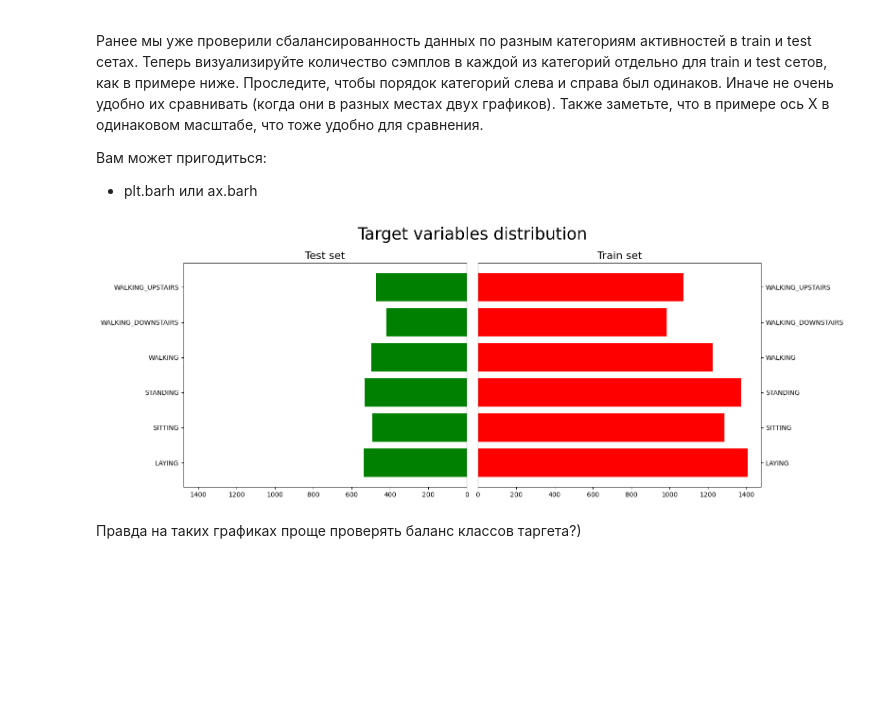
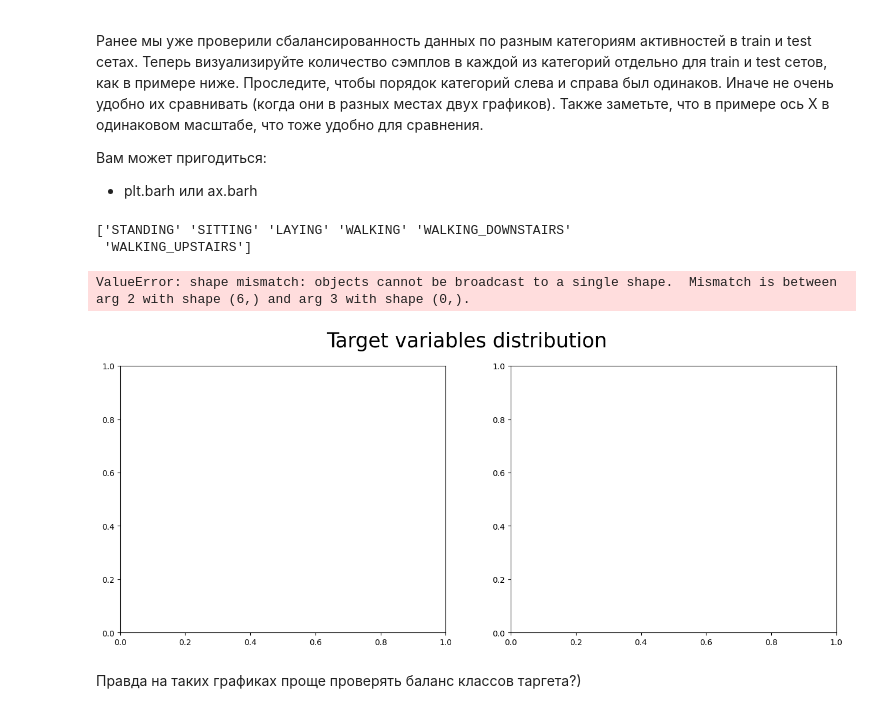
Before and after one commit to ArsenySal/ML-1-data-mining-minor-, a Jupyter notebook: hw/hw03_eda.ipynb, the cells around one changed output. Drawn from its saved outputs; the diff is of its cells as text; code cells hidden in the pictures; blank space fills up the shorter version.

```diff
--- a/hw/hw03_eda.ipynb
+++ b/hw/hw03_eda.ipynb
@@ -239,11 +227,4 @@ Name: count, dtype: int64
 Посчитайте корреляции всех признаков (включая таргет) со всеми другими. Какими получились значения? Есть идеи, почему так? Напишите ваши мысли.
 # %% [markdown]
 ### ⚠️ Чтобы посчитать корреляцию для активности, которая является категориальным признаком, воспользуемся one hot encoding
-# %%
-train = pd.get_dummies(train, columns=['Activity'], dtype=int, prefix='', prefix_sep='')
-# т.к. булевых признаков у нас больше нет, то я позволил себе для красоты убрать перфикс,
-# чтобы названия не выглядили как Activity_LAYING
-
-# делаем все тоже самое для test
-test = pd.get_dummies(test, columns=['Activity'], dtype=int, prefix='', prefix_sep='')
 # %%
@@ -328,27 +311,29 @@ plt.show()
 Вам может пригодиться:
 - plt.barh или ax.barh
 # %%
-# выбираем только int'овые колонки (после one hot кодирования это будут только activities и subject)
-names = list(train.select_dtypes(include=['int']).columns)
-names.remove('subject') # удаляем subject
-count_train = train[names].sum().values # подсчитываем значения для каждой колонки
-count_test = test[names].sum().values # подсчитываем значения для каждой колонки
+name = train['Activity'].unique()
+print(name)
+count_train = train['Activity'].value_counts().values # подсчитываем значения для каждой колонки
+count_test = test['Activity'].value_counts().values # подсчитываем значения для каждой колонки
 
 fig, axs = plt.subplots(1, 2, figsize=(16,6)) # создаем фигуру и оси
 fig.suptitle('Target variables distribution', fontsize=25) # называем весь график
 
 axs[1].barh(names, count_train, color='r') # создаем горизонтальный барплот, тот что будет справа на fig
 axs[1].yaxis.tick_right() # переносим вправо названия по y
 axs[1].set_title('Train set', fontsize=16) # называем его
 
 axs[0].barh(names, count_test, color='g') # создаем горизонтальный барплот, тот что будет слева на fig
 axs[0].set_xlim(axs[1].get_xlim()[::-1]) # устанавливаем лимиты по х так, чтобы они были как у большего датасета
 axs[0].set_title('Test set', fontsize=16) # называем график
 
 plt.tight_layout() # чтобы было красиво
 plt.show()
 # %% [output]
+['STANDING' 'SITTING' 'LAYING' 'WALKING' 'WALKING_DOWNSTAIRS'
+ 'WALKING_UPSTAIRS']
+ValueError: shape mismatch: objects cannot be broadcast to a single shape.  Mismatch is between arg 2 with shape (6,) and arg 3 with shape (0,).
-[figure, old version]
+[figure, new version]
 # %% [markdown]
 Правда на таких графиках проще проверять баланс классов таргета?)
 # %% [markdown]
```
Also changed, not shown: parts of 9 cells of this notebook.
